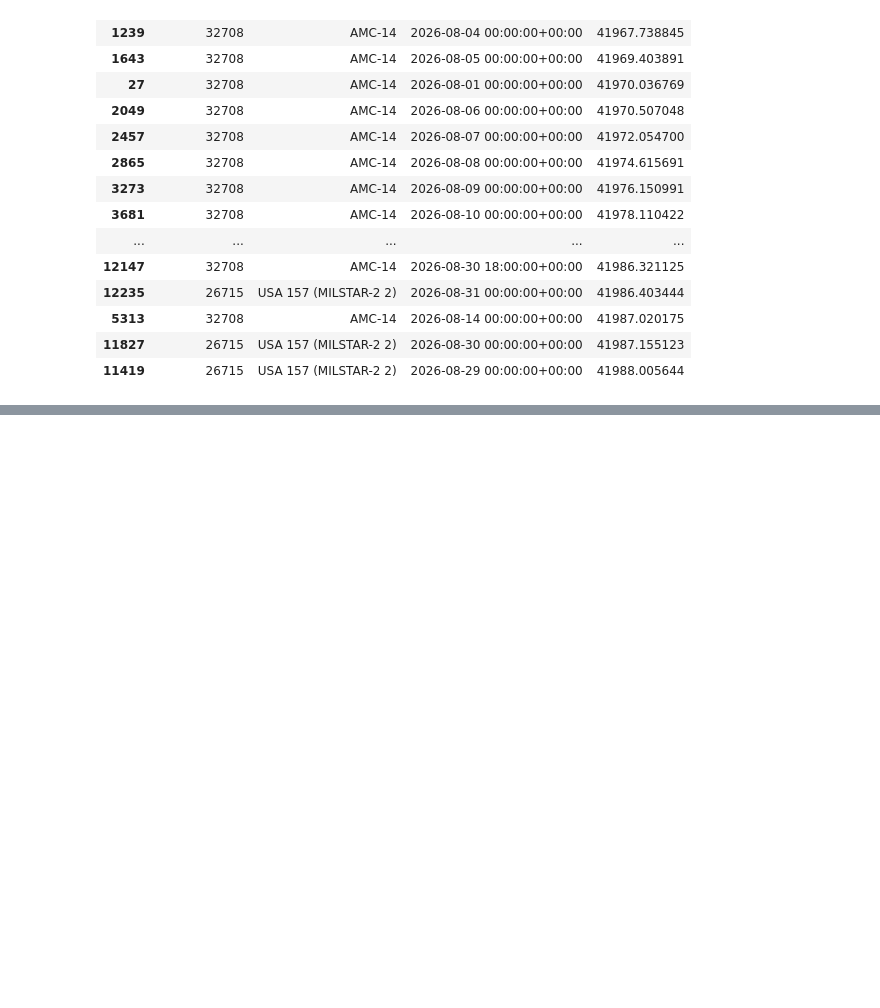
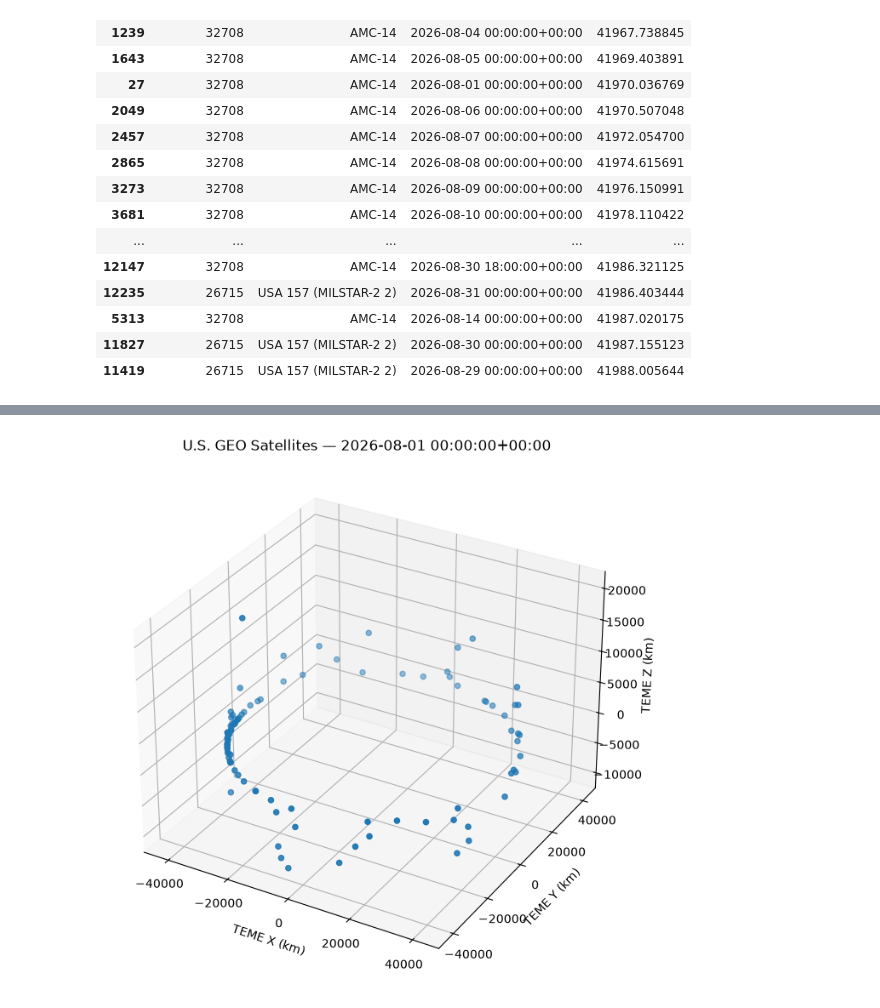
Before and after one commit to leolangou/Space_Logistics, a Jupyter notebook: Space_Track_Data.ipynb, the cells around one changed output, grey strips where cells are left out. Drawn from its saved outputs; the diff is of its cells as text; code cells hidden in the pictures; blank space fills up the shorter version.

Commit message:
Orbital Diagram and Satellite Metadata Excel

```diff
--- a/Space_Track_Data.ipynb
+++ b/Space_Track_Data.ipynb
@@ -420,0 +573,27 @@ display(
+# %%
+import matplotlib.pyplot as plt
+
+t = good["time_utc"].min()
+
+snapshot = good[
+    good["time_utc"] == t
+].copy()
+
+fig = plt.figure(figsize=(8, 8))
+ax = fig.add_subplot(projection="3d")
+
+ax.scatter(
+    snapshot["x_teme_km"],
+    snapshot["y_teme_km"],
+    snapshot["z_teme_km"],
+    s=20
+)
+
+ax.set_xlabel("TEME X (km)")
+ax.set_ylabel("TEME Y (km)")
+ax.set_zlabel("TEME Z (km)")
+ax.set_title(f"U.S. GEO Satellites — {t}")
+
+plt.show()
+# %% [output]
+[figure, added]
```
Also changed, not shown: parts of 5 cells of this notebook, 1 other file.
